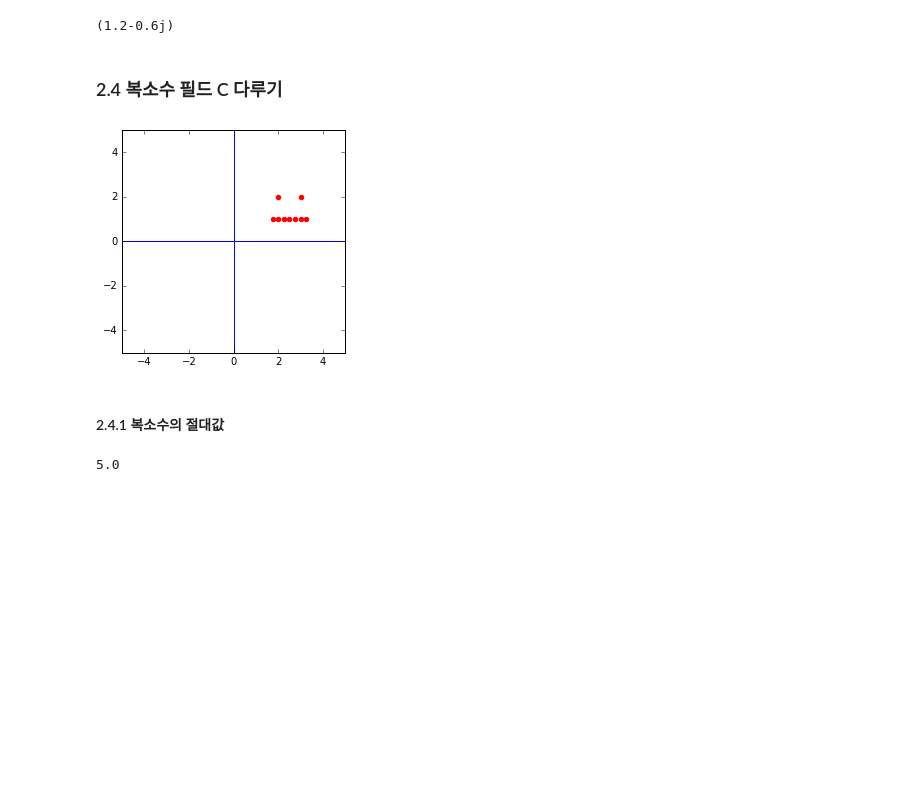
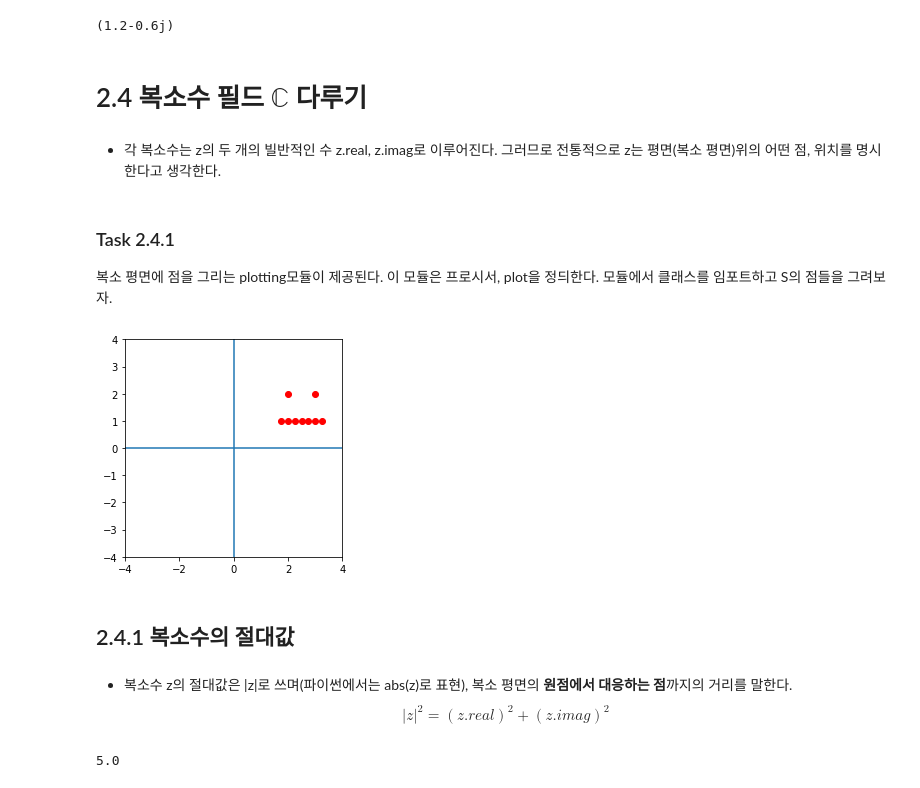
Before and after one commit to Daejeon-TF/coding-the-matrix, a Jupyter notebook: Chapter2_Field/Chapter 2_Field_by_jameskoo.ipynb, the cells around one changed output. Drawn from its saved outputs; the diff is of its cells as text; code cells hidden in the pictures; blank space fills up the shorter version.

```diff
--- a/Chapter2_Field/Chapter 2_Field_by_jameskoo.ipynb
+++ b/Chapter2_Field/Chapter 2_Field_by_jameskoo.ipynb
@@ -60,6 +89,16 @@ solve1(10+5j, 5, 20)
 # %% [output]
 (1.2-0.6j)
 # %% [markdown]
-### 2.4 복소수 필드 C 다루기
+# 2.4 복소수 필드 $\mathbb C$ 다루기
+# %% [markdown]
+- 각 복소수는 z의 두 개의 빌반적인 수 z.real, z.imag로 이루어진다. 그러므로 전통적으로 z는 평면(복소 평면)위의 어떤 점, 위치를 명시한다고 생각한다.
+# %% [markdown]
+### Task 2.4.1
+복소 평면에 점을 그리는 plotting모듈이 제공된다. 이 모듈은 프로시서, plot을 정듸한다. 모듈에서 클래스를 임포트하고 S의 점들을 그려보자.
 # %%
-S = [2+2j, 3+2j, 1.75+1j, 2+1j, 2.25+1j, 2.5+1j, 2.75+1j, 3+1j, 3.25+1j]
+from plotting_matplotlib import plot
+
+S = {2+2j, 3+2j, 1.75+1j, 2+1j, 2.25+1j, 2.5+1j, 2.75+1j, 3+1j, 3.25+1j}
+plot(S, 4)
+# %% [output]
+[figure, added]
@@ -69,21 +105,8 @@ plot(S, 4)
-# %%
-import matplotlib.pyplot as plt
-%matplotlib inline
-
-def plot(Z):
-    plt.xlim([-5, 5])
-    plt.ylim([-5, 5])
-    plt.gca().set_aspect('equal', adjustable='box')
-    plt.axhline(0)
-    plt.axvline(0)
-
-    plt.scatter([x.real for x in Z], [x.imag for x in Z], color='red')
-
-plot(S)
-# %% [output]
-[figure, removed]
 # %% [markdown]
-#### 2.4.1 복소수의 절대값
+## 2.4.1 복소수의 절대값
+# %% [markdown]
+- 복소수 z의 절대값은 |z|로 쓰며(파이썬에서는 abs(z)로 표현), 복소 평면의 **원점에서 대응하는 점**까지의 거리를 말한다.
+$$|z|^2 = (z.real)^2+(z.imag)^2$$
 # %%
 abs(3+4j)
 # %% [output]
```
Also changed, not shown: parts of 190 cells of this notebook.
